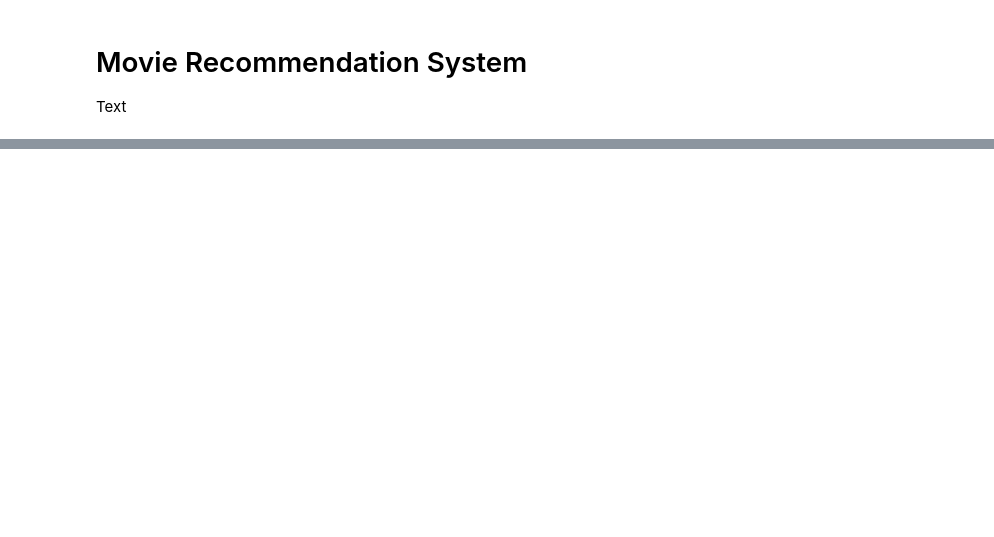
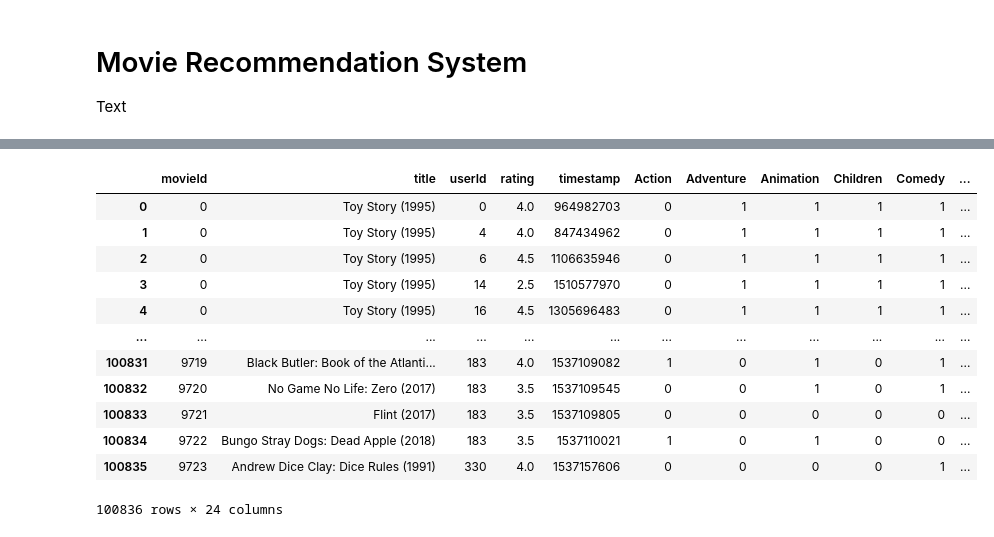
Before and after one commit to sangwon224/Movie_Recommendation_System_Project, a Jupyter notebook: Movie_Recommendation_System_Project.ipynb, the cells around one changed output, grey strips where cells are left out. Cells and saved outputs as stored; diff of their text form; code cells hidden in the pictures; blank space fills up the shorter version.

```diff
--- a/Movie_Recommendation_System_Project.ipynb
+++ b/Movie_Recommendation_System_Project.ipynb
@@ -4,0 +15,5 @@ Text
+# %%
+links_df = pd.read_csv('data/links.csv')
+movies_df = pd.read_csv('data/movies.csv')
+ratings_df = pd.read_csv('data/ratings.csv')
+tags_df = pd.read_csv('data/tags.csv')
@@ -4,0 +109,4 @@ Text
+# %%
+movie_ratings_df = pd.merge(movies_df, ratings_df, on='movieId')
+
+movie_ratings_df.info()
@@ -4,0 +207,6 @@ Text
+# %%
+genres_df = movie_ratings_df['genres']
+
+mlb = MultiLabelBinarizer()
+genres_df_mlb = pd.DataFrame(mlb.fit_transform(genres_df.str.split('|')), columns=mlb.classes_)
+genres_df_mlb
@@ -4,0 +227,24 @@ Text
+# %%
+user_encoder = LabelEncoder()
+movie_encoder = LabelEncoder()
+
+movie_ratings_df['userId'] = user_encoder.fit_transform(movie_ratings_df['userId'])
+movie_ratings_df['movieId'] = movie_encoder.fit_transform(movie_ratings_df['movieId'])
+# %%
+df_merged = movie_ratings_df.join(genres_df_mlb)
+df_merged.drop(columns = ['genres','(no genres listed)'], inplace=True)
+df_merged
+# %% [output]
+|  | movieId | title | userId | rating | timestamp | Action | Adventure | Animation | Children | Comedy | ... |
+| 0 | 0 | Toy Story (1995) | 0 | 4.0 | 964982703 | 0 | 1 | 1 | 1 | 1 | ... |
+| 1 | 0 | Toy Story (1995) | 4 | 4.0 | 847434962 | 0 | 1 | 1 | 1 | 1 | ... |
+| 2 | 0 | Toy Story (1995) | 6 | 4.5 | 1106635946 | 0 | 1 | 1 | 1 | 1 | ... |
+| 3 | 0 | Toy Story (1995) | 14 | 2.5 | 1510577970 | 0 | 1 | 1 | 1 | 1 | ... |
+| 4 | 0 | Toy Story (1995) | 16 | 4.5 | 1305696483 | 0 | 1 | 1 | 1 | 1 | ... |
+| ... | ... | ... | ... | ... | ... | ... | ... | ... | ... | ... | ... |
+| 100831 | 9719 | Black Butler: Book of the Atlanti... | 183 | 4.0 | 1537109082 | 1 | 0 | 1 | 0 | 1 | ... |
+| 100832 | 9720 | No Game No Life: Zero (2017) | 183 | 3.5 | 1537109545 | 0 | 0 | 1 | 0 | 1 | ... |
+| 100833 | 9721 | Flint (2017) | 183 | 3.5 | 1537109805 | 0 | 0 | 0 | 0 | 0 | ... |
+| 100834 | 9722 | Bungo Stray Dogs: Dead Apple (2018) | 183 | 3.5 | 1537110021 | 1 | 0 | 1 | 0 | 0 | ... |
+| 100835 | 9723 | Andrew Dice Clay: Dice Rules (1991) | 330 | 4.0 | 1537157606 | 0 | 0 | 0 | 0 | 1 | ... |
+100836 rows × 24 columns
```
Also changed, not shown: parts of 22 cells of this notebook.
